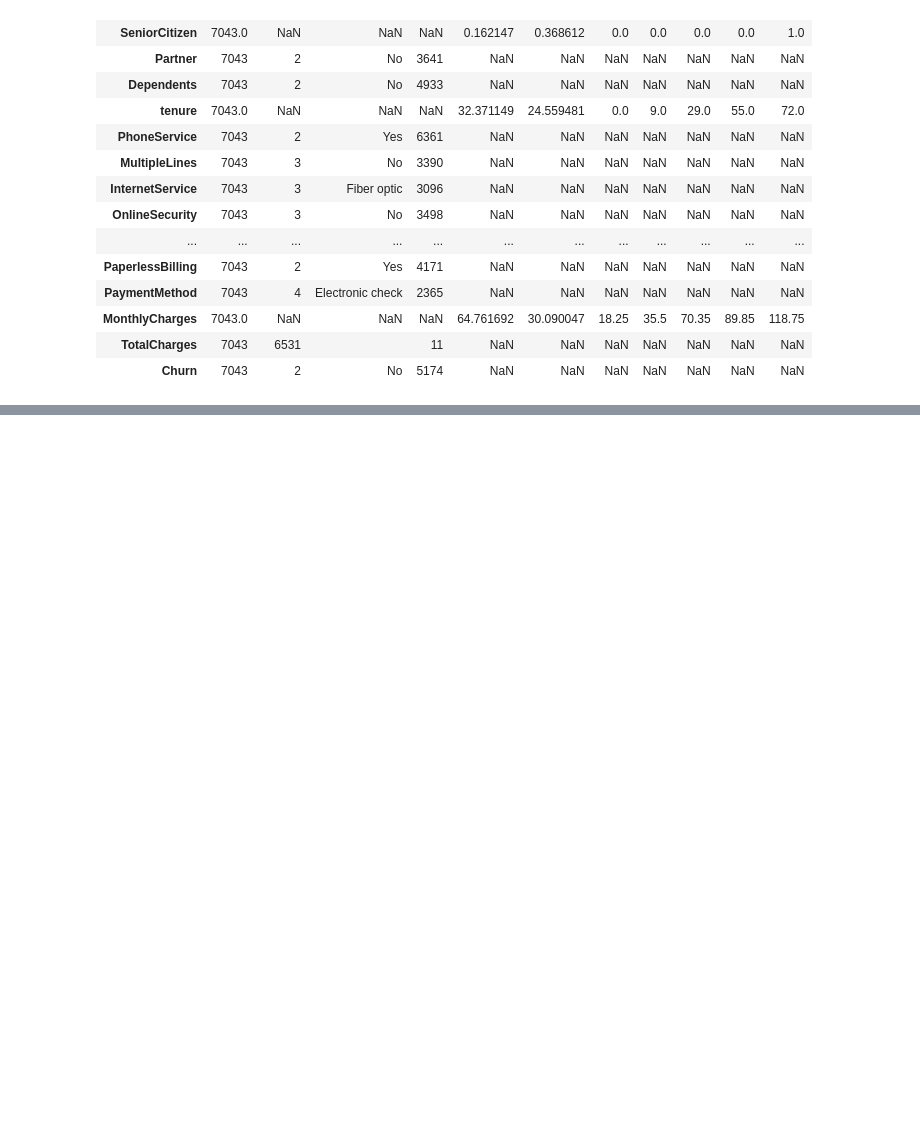
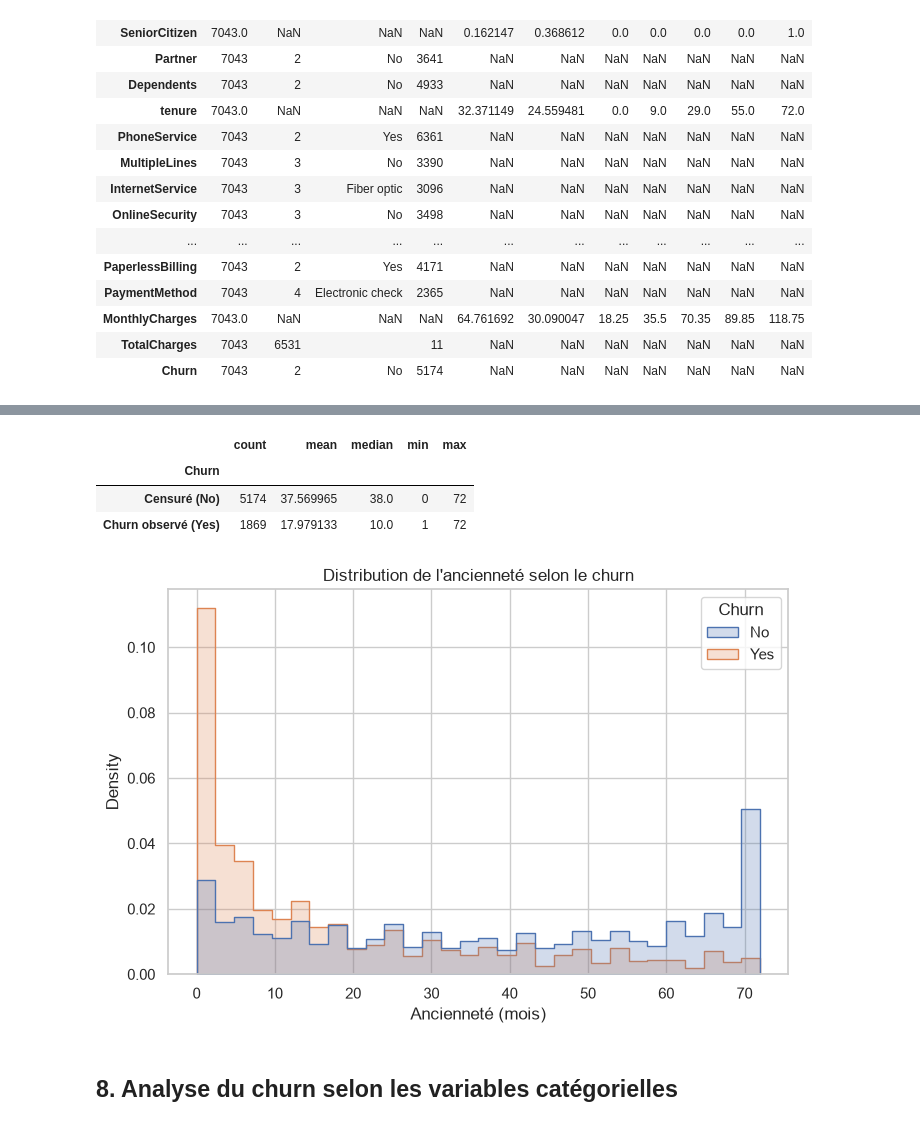
Before and after one commit to DL-CL/survival-churn-deeplearning, a Jupyter notebook: notebooks/01_eda_telco.ipynb, the cells around one changed output, grey strips where cells are left out. Saved outputs shown, nothing was run; the diff lists cells and outputs as text; code cells hidden in the pictures; blank space fills up the shorter version.

```diff
--- a/notebooks/01_eda_telco.ipynb
+++ b/notebooks/01_eda_telco.ipynb
@@ -638,0 +298,29 @@ L'analyse bivariée a mis en évidence plusieurs associations :
+# %%
+display(
+    df_clean.groupby("Churn")["tenure"]
+    .agg(["count", "mean", "median", "min", "max"])
+    .rename(index={"No": "Censuré (No)", "Yes": "Churn observé (Yes)"})
+)
+# %% [output]
+|  | count | mean | median | min | max |
+| Churn |  |  |  |  |  |
+| Censuré (No) | 5174 | 37.569965 | 38.0 | 0 | 72 |
+| Churn observé (Yes) | 1869 | 17.979133 | 10.0 | 1 | 72 |
+# %%
+plt.figure(figsize=(8, 5))
+sns.histplot(
+    data=df_clean,
+    x="tenure",
+    hue="Churn",
+    bins=30,
+    element="step",
+    stat="density",
+    common_norm=False,
+)
+plt.title("Distribution de l'ancienneté selon le churn")
+plt.xlabel("Ancienneté (mois)")
+plt.show()
+# %% [output]
+[figure, added]
+# %% [markdown]
+## 8. Analyse du churn selon les variables catégorielles
```
Also changed, not shown: parts of 65 cells of this notebook.
